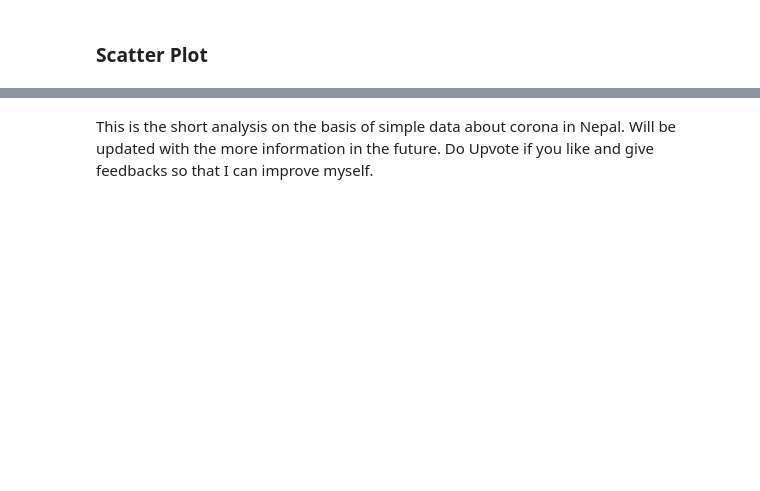
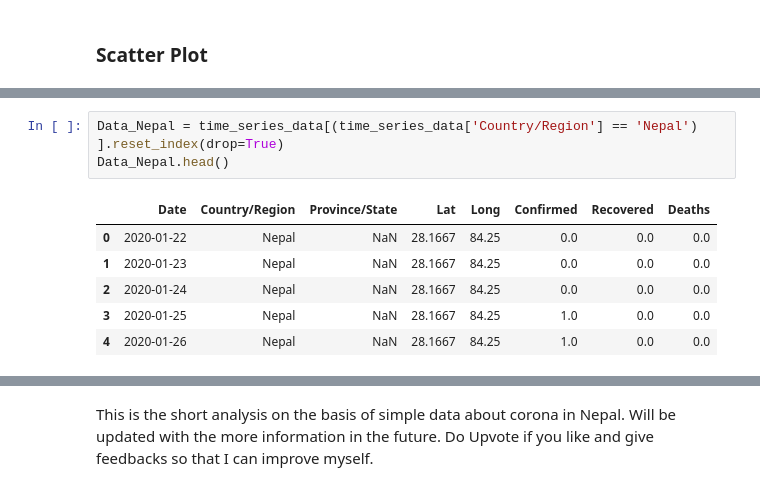
Before and after one commit to nirajpoudel/Python, a Jupyter notebook: Corona/corona-virus-analysis-in-nepal.ipynb, the cells around one changed output, grey strips where cells are left out. Drawn from its saved outputs; the diff is of its cells as text; blank space fills up the shorter version.

```diff
--- a/Corona/corona-virus-analysis-in-nepal.ipynb
+++ b/Corona/corona-virus-analysis-in-nepal.ipynb
@@ -420,0 +439,10 @@ fig.show()
+# %%
+Data_Nepal = time_series_data[(time_series_data['Country/Region'] == 'Nepal') ].reset_index(drop=True)
+Data_Nepal.head()
+# %% [output]
+|  | Date | Country/Region | Province/State | Lat | Long | Confirmed | Recovered | Deaths |
+| 0 | 2020-01-22 | Nepal | NaN | 28.1667 | 84.25 | 0.0 | 0.0 | 0.0 |
+| 1 | 2020-01-23 | Nepal | NaN | 28.1667 | 84.25 | 0.0 | 0.0 | 0.0 |
+| 2 | 2020-01-24 | Nepal | NaN | 28.1667 | 84.25 | 0.0 | 0.0 | 0.0 |
+| 3 | 2020-01-25 | Nepal | NaN | 28.1667 | 84.25 | 1.0 | 0.0 | 0.0 |
+| 4 | 2020-01-26 | Nepal | NaN | 28.1667 | 84.25 | 1.0 | 0.0 | 0.0 |
```
Also changed, not shown: parts of 21 cells of this notebook.
